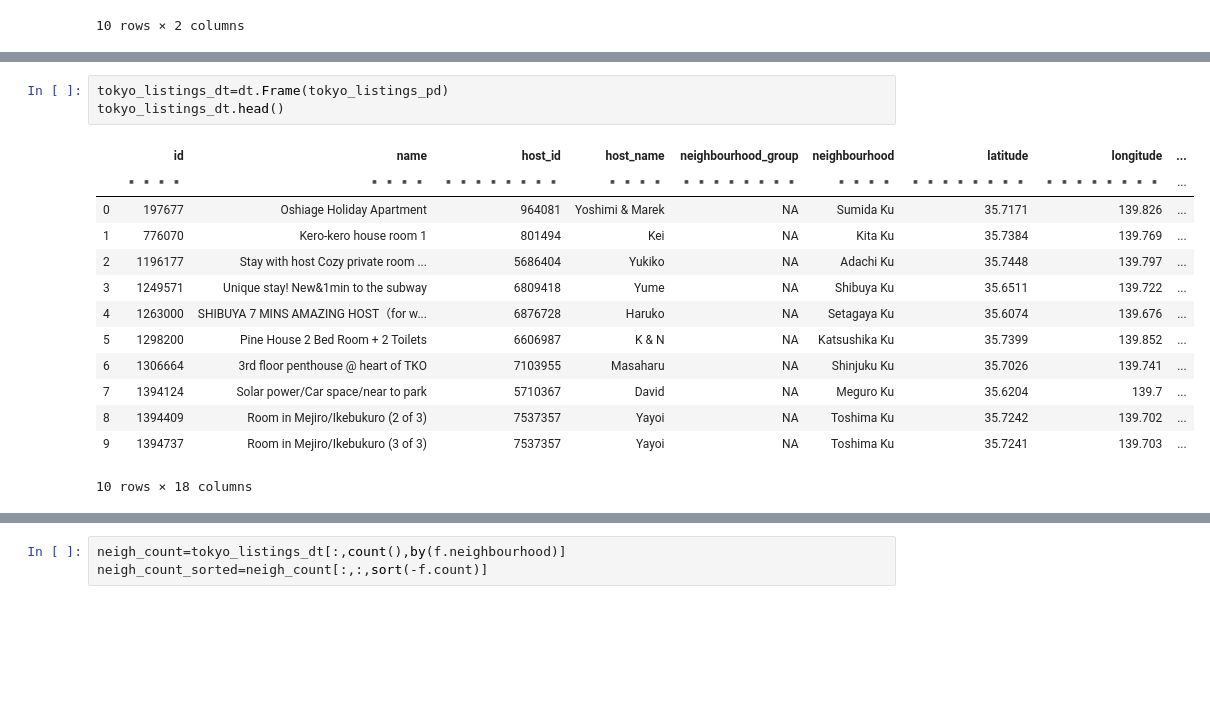
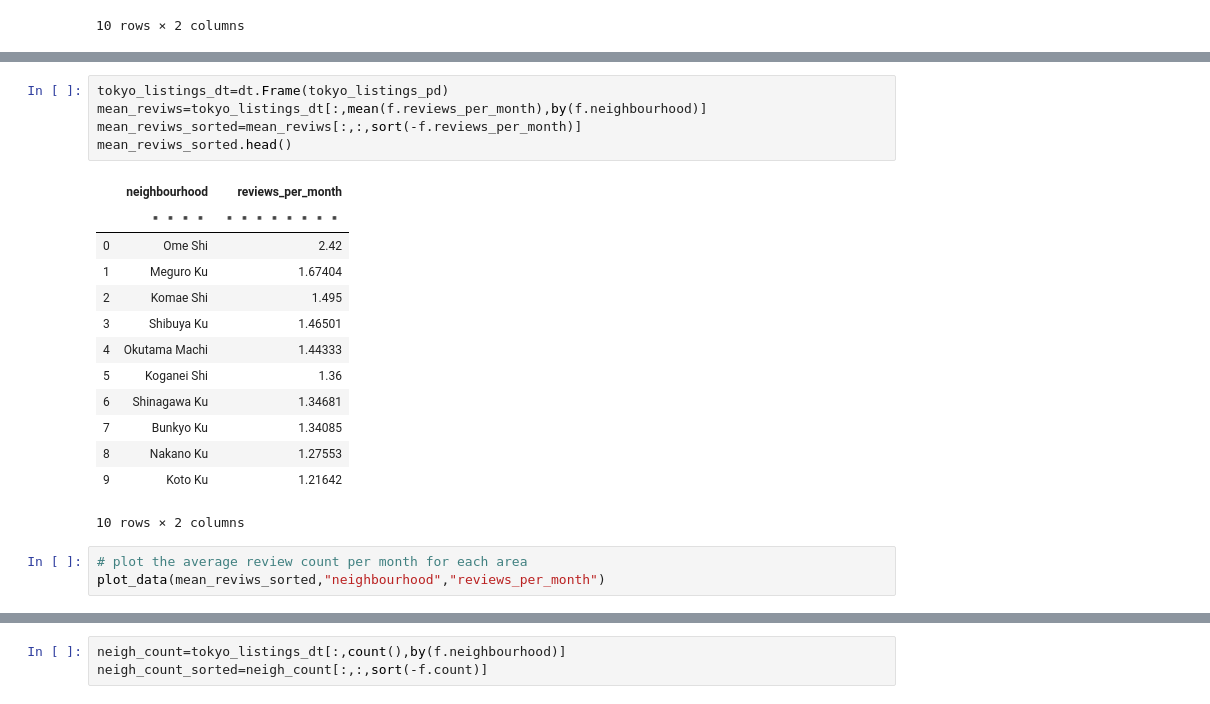
Before and after one commit to allhanz/AirBNB_data_analysis, a Jupyter notebook: data_analysis.ipynb, the cells around one changed output, grey strips where cells are left out. Cells and saved outputs as stored; diff of their text form; blank space fills up the shorter version.

Commit message:
commit the new data

```diff
--- a/data_analysis.ipynb
+++ b/data_analysis.ipynb
@@ -398,17 +372,22 @@ plot_data(mean_price_per_date,"date","adjusted_price")
 # %%
 tokyo_listings_dt=dt.Frame(tokyo_listings_pd)
-tokyo_listings_dt.head()
+mean_reviws=tokyo_listings_dt[:,mean(f.reviews_per_month),by(f.neighbourhood)]
+mean_reviws_sorted=mean_reviws[:,:,sort(-f.reviews_per_month)]
+mean_reviws_sorted.head()
 # %% [output]
-|  | id | name | host_id | host_name | neighbourhood_group | neighbourhood | latitude | longitude | ... |
-|  | ▪▪▪▪ | ▪▪▪▪ | ▪▪▪▪▪▪▪▪ | ▪▪▪▪ | ▪▪▪▪▪▪▪▪ | ▪▪▪▪ | ▪▪▪▪▪▪▪▪ | ▪▪▪▪▪▪▪▪ | ... |
-| 0 | 197677 | Oshiage Holiday Apartment | 964081 | Yoshimi & Marek | NA | Sumida Ku | 35.7171 | 139.826 | ... |
-| 1 | 776070 | Kero-kero house room 1 | 801494 | Kei | NA | Kita Ku | 35.7384 | 139.769 | ... |
-| 2 | 1196177 | Stay with host Cozy private room ... | 5686404 | Yukiko | NA | Adachi Ku | 35.7448 | 139.797 | ... |
-| 3 | 1249571 | Unique stay! New&1min to the subway | 6809418 | Yume | NA | Shibuya Ku | 35.6511 | 139.722 | ... |
-| 4 | 1263000 | SHIBUYA 7 MINS AMAZING HOST（for w... | 6876728 | Haruko | NA | Setagaya Ku | 35.6074 | 139.676 | ... |
-| 5 | 1298200 | Pine House 2 Bed Room + 2 Toilets | 6606987 | K & N | NA | Katsushika Ku | 35.7399 | 139.852 | ... |
-| 6 | 1306664 | 3rd floor penthouse @ heart of TKO | 7103955 | Masaharu | NA | Shinjuku Ku | 35.7026 | 139.741 | ... |
-| 7 | 1394124 | Solar power/Car space/near to park | 5710367 | David | NA | Meguro Ku | 35.6204 | 139.7 | ... |
-| 8 | 1394409 | Room in Mejiro/Ikebukuro (2 of 3) | 7537357 | Yayoi | NA | Toshima Ku | 35.7242 | 139.702 | ... |
-| 9 | 1394737 | Room in Mejiro/Ikebukuro (3 of 3) | 7537357 | Yayoi | NA | Toshima Ku | 35.7241 | 139.703 | ... |
+|  | neighbourhood | reviews_per_month |
+|  | ▪▪▪▪ | ▪▪▪▪▪▪▪▪ |
+| 0 | Ome Shi | 2.42 |
+| 1 | Meguro Ku | 1.67404 |
+| 2 | Komae Shi | 1.495 |
+| 3 | Shibuya Ku | 1.46501 |
+| 4 | Okutama Machi | 1.44333 |
+| 5 | Koganei Shi | 1.36 |
+| 6 | Shinagawa Ku | 1.34681 |
+| 7 | Bunkyo Ku | 1.34085 |
+| 8 | Nakano Ku | 1.27553 |
+| 9 | Koto Ku | 1.21642 |
-10 rows × 18 columns
+10 rows × 2 columns
+# %%
+# plot the average review count per month for each area
+plot_data(mean_reviws_sorted,"neighbourhood","reviews_per_month")
```
Also changed, not shown: parts of 46 cells of this notebook, 10 other files.
